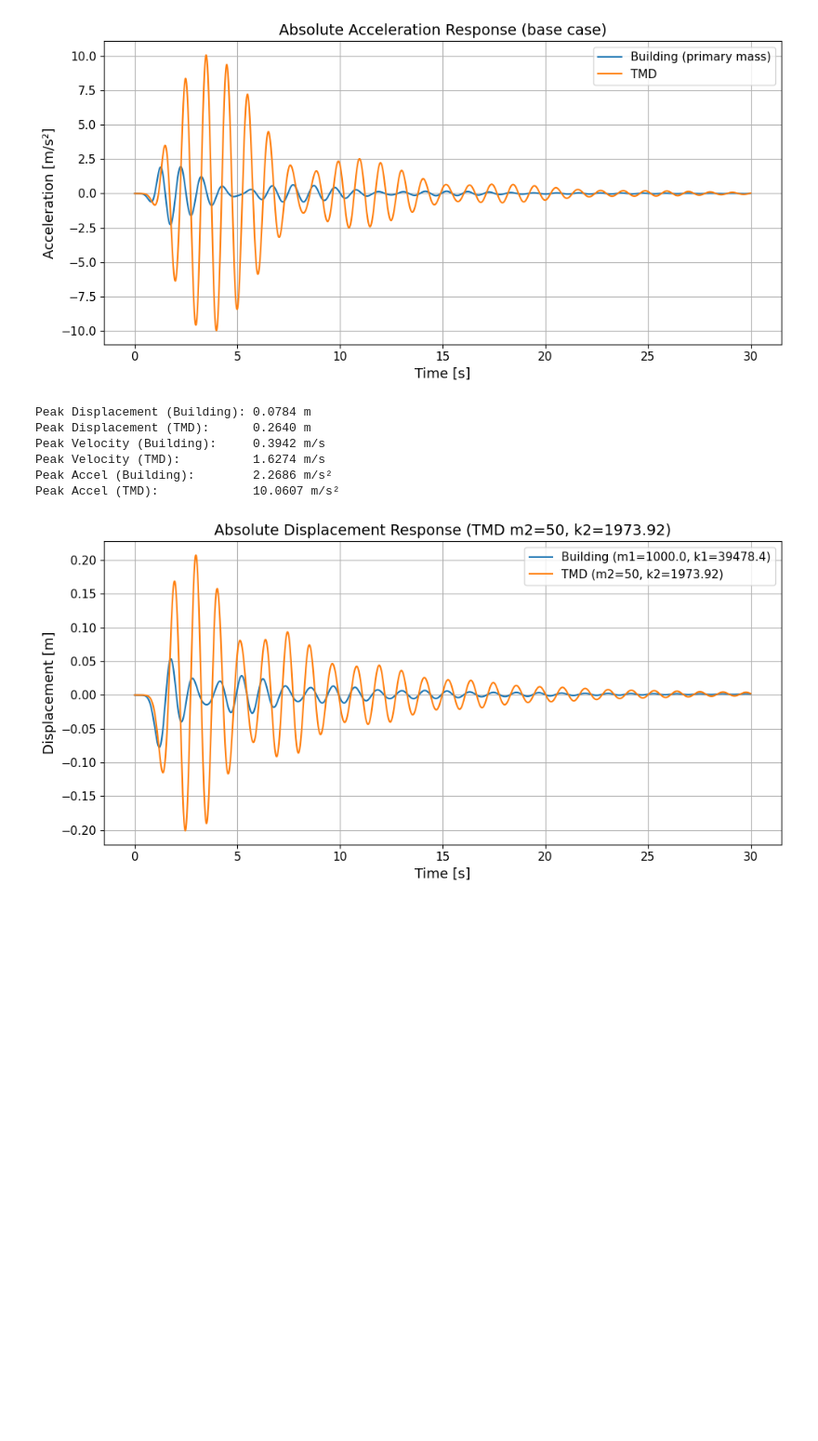
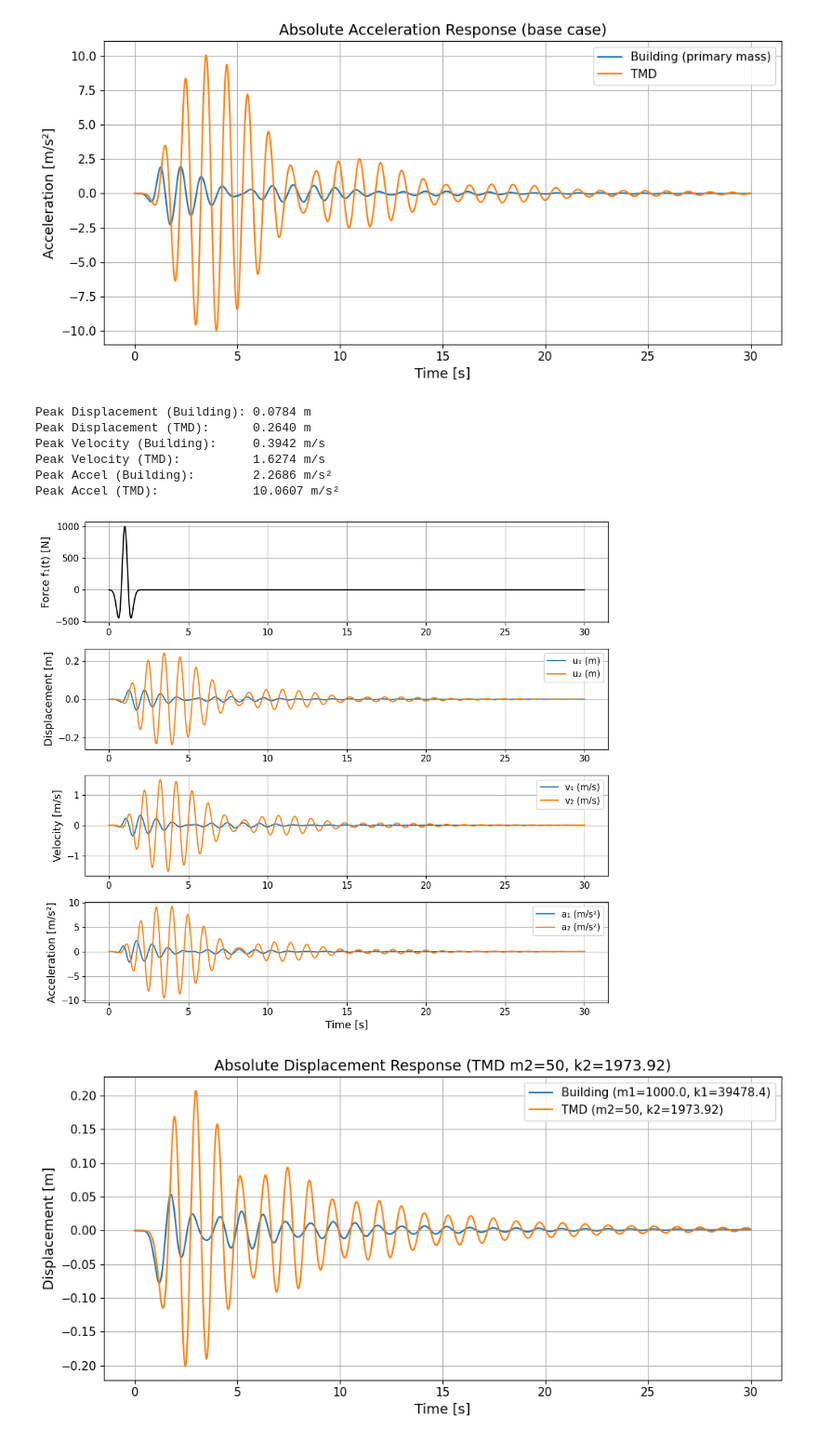
Before and after one commit to LukeFic/AE370, a Jupyter notebook: 370Project1Code.ipynb, the cells around one changed output. Shown at 93% size. Saved outputs shown, nothing was run; the diff lists cells and outputs as text; code cells hidden in the pictures; blank space fills up the shorter version.

```diff
--- a/370Project1Code.ipynb
+++ b/370Project1Code.ipynb
@@ -212,4 +212,71 @@ Peak Velocity (Building):     0.3942 m/s
 Peak Velocity (TMD):          1.6274 m/s
 Peak Accel (Building):        2.2686 m/s²
 Peak Accel (TMD):             10.0607 m/s²
+# %%
+#analytical solution
+import numpy as np
+from scipy.integrate import solve_ivp
+import matplotlib.pyplot as plt
+
+def f1(t):
+    return m1*ricker(t - 1.0, f0)   # centered at t = 1
+
+# --- State equations ---
+def xdot(t, x):
+    x1, x2, x3, x4 = x  # [u1, u1dot, u2, u2dot]
+    dx1 = x2
+    dx2 = (1.0/m1) * ( f1(t) - (c1+c2)*x2 + c2*x4 - (k1+k2)*x1 + k2*x3 )
+    dx3 = x4
+    dx4 = (1.0/m2) * ( c2*(x2 - x4) + k2*(x1 - x3) )
+    return [dx1, dx2, dx3, dx4]
+
+# --- Initial conditions and time span ---
+x0 = [0.0, 0.0, 0.0, 0.0]
+t_span = (0.0, 30.0)
+t_eval = np.linspace(t_span[0], t_span[1], 4001)
+
+# --- Integrate ---
+sol = solve_ivp(xdot, t_span, x0, t_eval=t_eval, rtol=1e-8, atol=1e-10)
+
+t = sol.t
+u1, v1, u2, v2 = sol.y
+
+# --- Compute accelerations directly from ODEs ---
+a1 = (1.0/m1)*( f1(t) - (c1+c2)*v1 + c2*v2 - (k1+k2)*u1 + k2*u2 )
+a2 = (1.0/m2)*( c2*(v1 - v2) + k2*(u1 - u2) )
+
+# --- Plot results ---
+plt.figure(figsize=(10,9))
+
+plt.subplot(4,1,1)
+plt.plot(t, f1(t), 'k')
+plt.ylabel('Force f₁(t) [N]')
+plt.grid(True)
+
+plt.subplot(4,1,2)
+plt.plot(t, u1, label='u₁ (m)')
+plt.plot(t, u2, label='u₂ (m)')
+plt.ylabel('Displacement [m]')
+plt.legend()
+plt.grid(True)
+
+plt.subplot(4,1,3)
+plt.plot(t, v1, label='v₁ (m/s)')
+plt.plot(t, v2, label='v₂ (m/s)')
+plt.ylabel('Velocity [m/s]')
+plt.legend()
+plt.grid(True)
+
+plt.subplot(4,1,4)
+plt.plot(t, a1, label='a₁ (m/s²)')
+plt.plot(t, a2, label='a₂ (m/s²)')
+plt.xlabel('Time [s]')
+plt.ylabel('Acceleration [m/s²]')
+plt.legend()
+plt.grid(True)
+
+plt.tight_layout()
+plt.show()
+# %% [output]
+[figure, added]
 # %%
```
Also changed, not shown: parts of 2 cells of this notebook.
